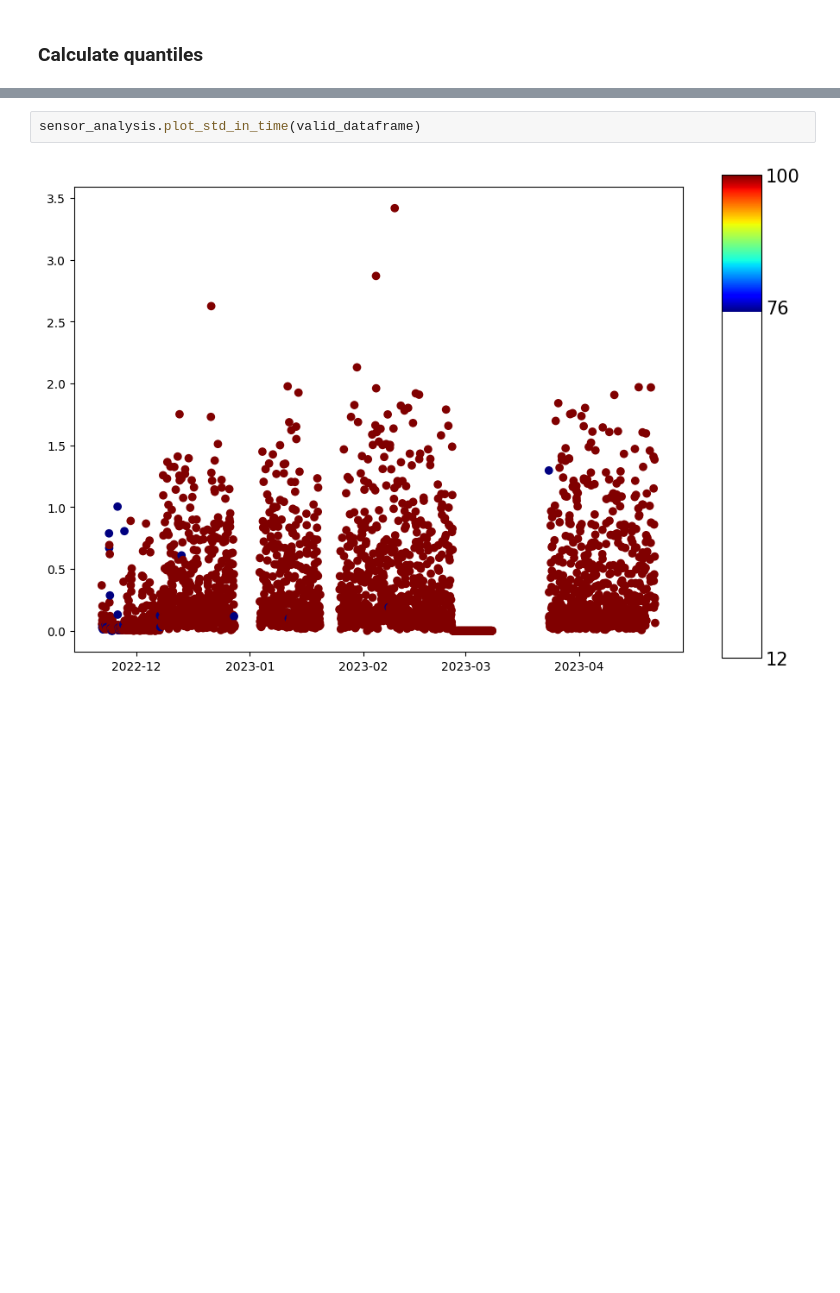
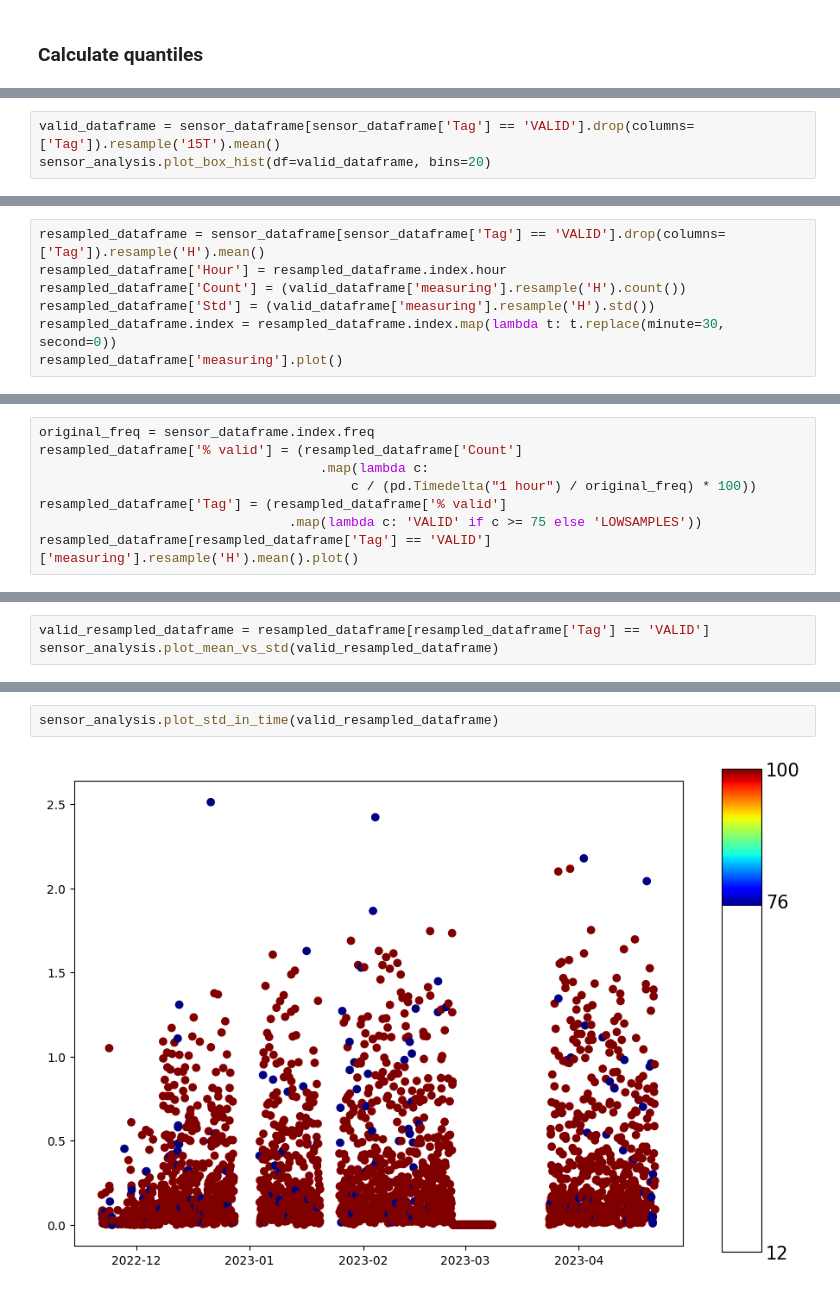
Before and after one commit to campofernando/lcqar-low-cost-monit-proc, a Jupyter notebook: data-pre-processing/field-data-treatment-Diamante_chamber_temp.ipynb, the cells around one changed output, grey strips where cells are left out. Drawn from its saved outputs; the diff is of its cells as text; blank space fills up the shorter version.

```diff
--- a/data-pre-processing/field-data-treatment-Diamante_chamber_temp.ipynb
+++ b/data-pre-processing/field-data-treatment-Diamante_chamber_temp.ipynb
@@ -197,0 +328,3 @@ chamber_temp_data.sensor_dataframe_1hr.head()
+# %%
+valid_dataframe = sensor_dataframe[sensor_dataframe['Tag'] == 'VALID'].drop(columns=['Tag']).resample('15T').mean()
+sensor_analysis.plot_box_hist(df=valid_dataframe, bins=20)
@@ -197,0 +340,7 @@ chamber_temp_data.sensor_dataframe_1hr.head()
+# %%
+resampled_dataframe = sensor_dataframe[sensor_dataframe['Tag'] == 'VALID'].drop(columns=['Tag']).resample('H').mean()
+resampled_dataframe['Hour'] = resampled_dataframe.index.hour
+resampled_dataframe['Count'] = (valid_dataframe['measuring'].resample('H').count())
+resampled_dataframe['Std'] = (valid_dataframe['measuring'].resample('H').std())
+resampled_dataframe.index = resampled_dataframe.index.map(lambda t: t.replace(minute=30, second=0))
+resampled_dataframe['measuring'].plot()
@@ -197,0 +353,8 @@ chamber_temp_data.sensor_dataframe_1hr.head()
+# %%
+original_freq = sensor_dataframe.index.freq
+resampled_dataframe['% valid'] = (resampled_dataframe['Count']
+                                    .map(lambda c:
+                                        c / (pd.Timedelta("1 hour") / original_freq) * 100))
+resampled_dataframe['Tag'] = (resampled_dataframe['% valid']
+                                .map(lambda c: 'VALID' if c >= 75 else 'LOWSAMPLES'))
+resampled_dataframe[resampled_dataframe['Tag'] == 'VALID']['measuring'].resample('H').mean().plot()
@@ -219,0 +377,3 @@ sensor_analysis.plot_mean_vs_std(valid_dataframe)
+# %%
+valid_resampled_dataframe = resampled_dataframe[resampled_dataframe['Tag'] == 'VALID']
+sensor_analysis.plot_mean_vs_std(valid_resampled_dataframe)
@@ -220,4 +382,4 @@ sensor_analysis.plot_mean_vs_std(valid_dataframe)
 # %%
-sensor_analysis.plot_std_in_time(valid_dataframe)
+sensor_analysis.plot_std_in_time(valid_resampled_dataframe)
 # %% [output]
-[figure, old version]
+[figure, new version]
```
Also changed, not shown: parts of 79 cells of this notebook, 34 other files.
